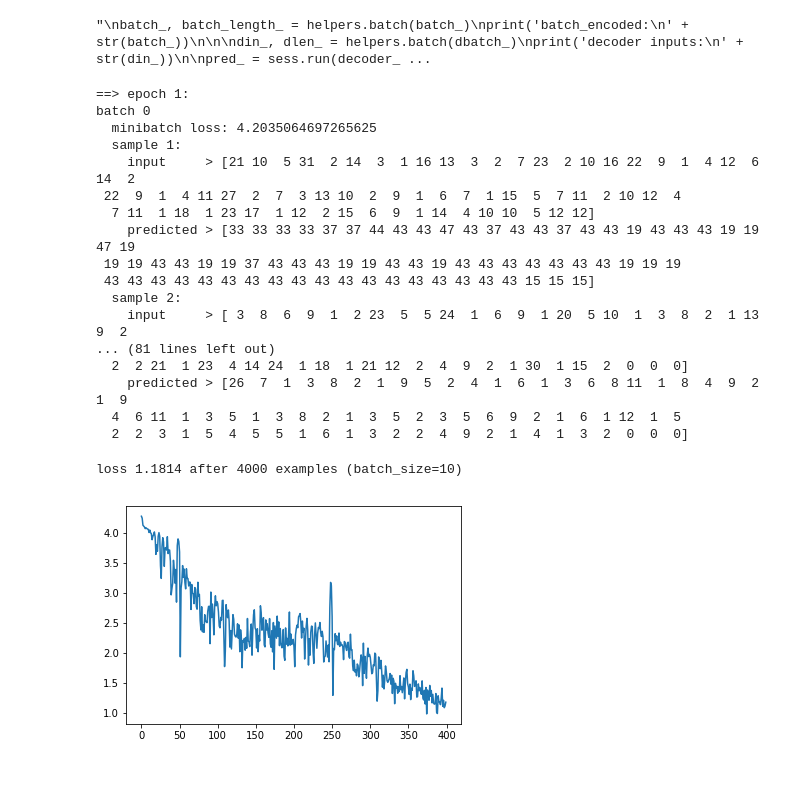
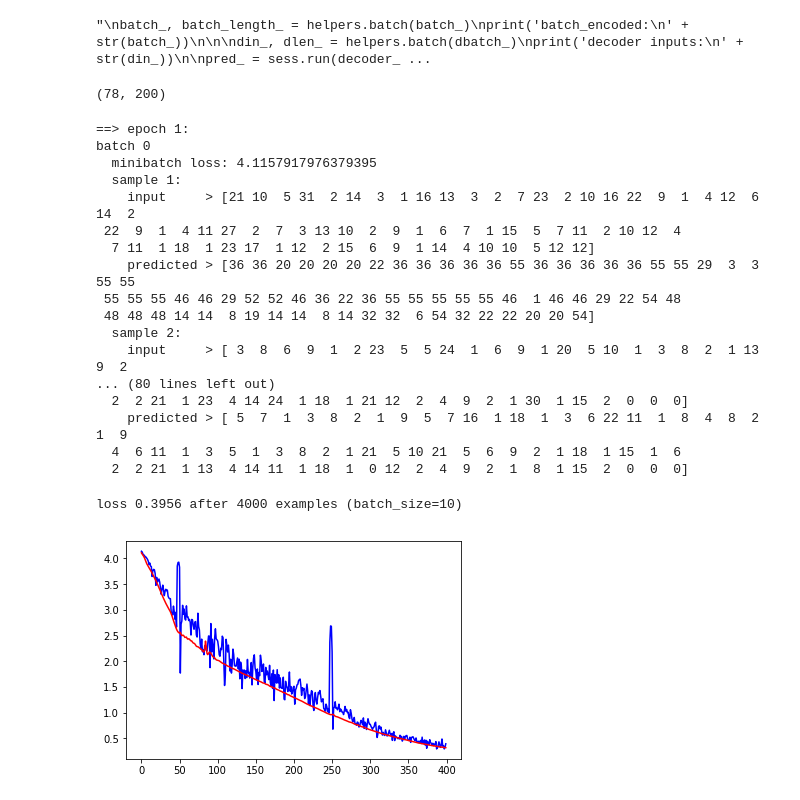
Before and after one commit to ravikg/tensorflow-practice, a Jupyter notebook: Alice-Practice.ipynb, the cells around one changed output. Saved outputs shown, nothing was run; the diff lists cells and outputs as text; code cells hidden in the pictures.

```diff
--- a/Alice-Practice.ipynb
+++ b/Alice-Practice.ipynb
@@ -147,7 +157,7 @@ tf.__version__
 PAD = 0
 EOS = 1 # this is not being used
 
-vocab_size = len(en_tokenizer.word_index)
+vocab_size = len(en_tokenizer.word_index)+1
 input_embedding_size = 16 # 20 or 32
 
 encoder_hidden_units = 20
@@ -250,9 +260,9 @@ print('decoder predictions:\n' + str(pred_))
 "\nbatch_, batch_length_ = helpers.batch(batch_)\nprint('batch_encoded:\n' + str(batch_))\n\n\ndin_, dlen_ = helpers.batch(dbatch_)\nprint('decoder inputs:\n' + str(din_))\n\npred_ = sess.run(decoder_ ...
 # %%
 # get batch data
-def next_feed(batch_seq, input_seqs, output_seqs):
-    start = batch_seq*10
-    end = (batch_seq+1)*10
+def next_feed(batch_seq, input_seqs, output_seqs, batch_size):
+    start = batch_seq * batch_size
+    end = (batch_seq + 1) * batch_size
     batch_ = input_seqs[start:end]
     #print(batch_)
     dbatch_ = output_seqs[start:end]
@@ -271,6 +278,20 @@ batch_size = 10
+# %%
+loss_track = []
+batch_size = 10
+max_batches = 200
+batches_in_epoch = 199
+training_data_size = max_batches * batch_size # 2000
+
+## get the validation data
+vd_batch_size = 200
+vd = next_feed(0, input_seqs[training_data_size:], output_seqs[training_data_size:], vd_batch_size)
+print(vd[encoder_inputs].shape)
+vd_loss_track = []
+# %% [output]
+(78, 200)
 # %%
-max_batches = 200
-batches_in_epoch = 199
+
+
 writer = tf.summary.FileWriter('logs', sess.graph)
 
 try:
@@ -278,9 +299,12 @@ try:
         print('==> epoch {}:'.format(epoch + 1))
         for batch in range(max_batches):
             #print(input_seqs)
-            fd = next_feed(batch, input_seqs, output_seqs)
+            fd = next_feed(batch, input_seqs, output_seqs, batch_size)
             _, l = sess.run([train_op, loss], fd)
             loss_track.append(l)
+            #calculate validation loss
+            vl = sess.run(loss, vd)
+            vd_loss_track.append(vl)
 
             if batch == 0 or batch % batches_in_epoch == 0:
                 print('batch {}'.format(batch))
@@ -300,26 +324,26 @@ writer.close()
 # %% [output]
 ==> epoch 1:
 batch 0
-  minibatch loss: 4.2035064697265625
+  minibatch loss: 4.1157917976379395
   sample 1:
     input     > [21 10  5 31  2 14  3  1 16 13  3  2  7 23  2 10 16 22  9  1  4 12  6 14  2
  22  9  1  4 11 27  2  7  3 13 10  2  9  1  6  7  1 15  5  7 11  2 10 12  4
   7 11  1 18  1 23 17  1 12  2 15  6  9  1 14  4 10 10  5 12 12]
-    predicted > [33 33 33 33 37 37 44 43 43 47 43 37 43 43 37 43 43 19 43 43 43 19 19 47 19
- 19 19 43 43 19 19 37 43 43 43 19 19 43 43 19 43 43 43 43 43 43 43 19 19 19
- 43 43 43 43 43 43 43 43 43 43 43 43 43 43 43 43 43 43 15 15 15]
+    predicted > [36 36 20 20 20 20 22 36 36 36 36 36 55 36 36 36 36 36 55 55 29  3  3 55 55
+ 55 55 55 46 46 29 52 52 46 36 22 36 55 55 55 55 55 46  1 46 46 29 22 54 48
+ 48 48 48 14 14  8 19 14 14  8 14 32 32  6 54 32 22 22 20 20 54]
   sample 2:
     input     > [ 3  8  6  9  1  2 23  5  5 24  1  6  9  1 20  5 10  1  3  8  2  1 13  9  2
-... (81 lines left out)
+... (80 lines left out)
   2  2 21  1 23  4 14 24  1 18  1 21 12  2  4  9  2  1 30  1 15  2  0  0  0]
-    predicted > [26  7  1  3  8  2  1  9  5  2  4  1  6  1  3  6  8 11  1  8  4  9  2  1  9
-  4  6 11  1  3  5  1  3  8  2  1  3  5  2  3  5  6  9  2  1  6  1 12  1  5
-  2  2  3  1  5  4  5  5  1  6  1  3  2  2  4  9  2  1  4  1  3  2  0  0  0]
+    predicted > [ 5  7  1  3  8  2  1  9  5  7 16  1 18  1  3  6 22 11  1  8  4  8  2  1  9
+  4  6 11  1  3  5  1  3  8  2  1 21  5 10 21  5  6  9  2  1 18  1 15  1  6
+  2  2 21  1 13  4 14 11  1 18  1  0 12  2  4  9  2  1  8  1 15  2  0  0  0]
 # %%
 %matplotlib inline
 import matplotlib.pyplot as plt
-plt.plot(loss_track)
+plt.plot(loss_track, 'b', vd_loss_track, 'r')
 print('loss {:.4f} after {} examples (batch_size={})'.format(loss_track[-1], len(loss_track)*batch_size, batch_size))
 # %% [output]
-loss 1.1814 after 4000 examples (batch_size=10)
+loss 0.3956 after 4000 examples (batch_size=10)
-[figure, old version]
+[figure, new version]
```
Also changed, not shown: parts of 22 cells of this notebook, 3 other files.
